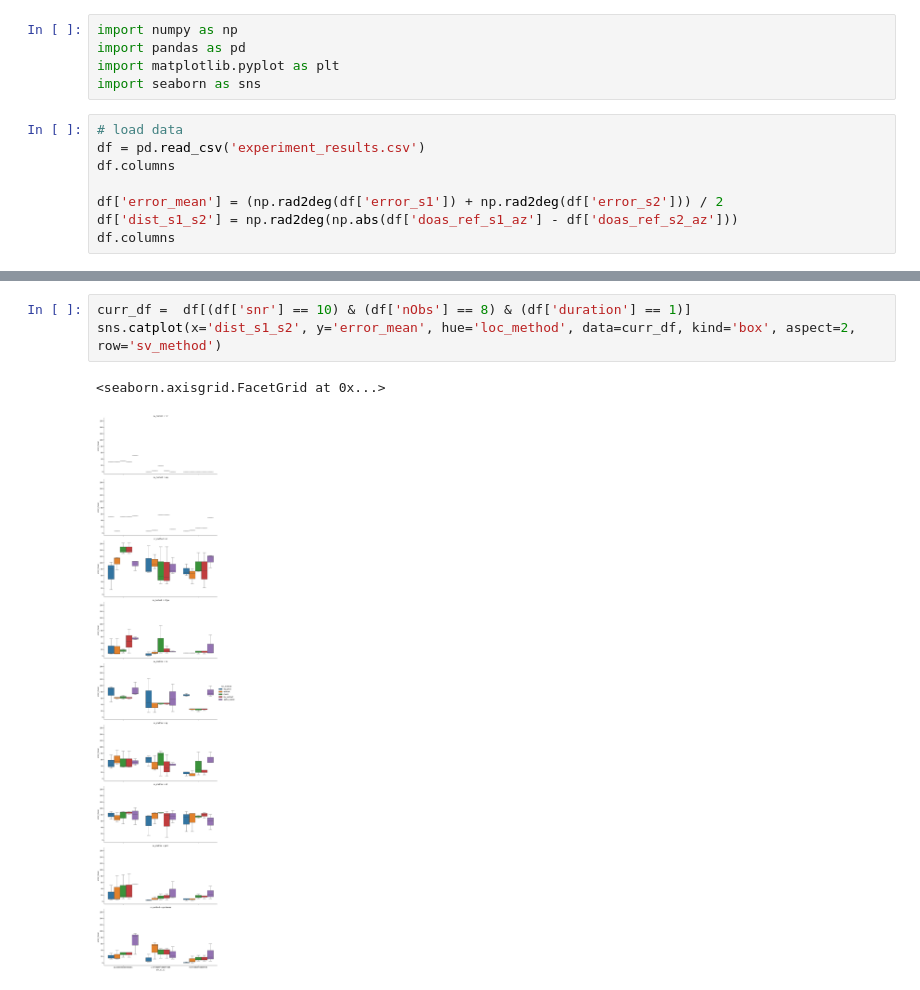
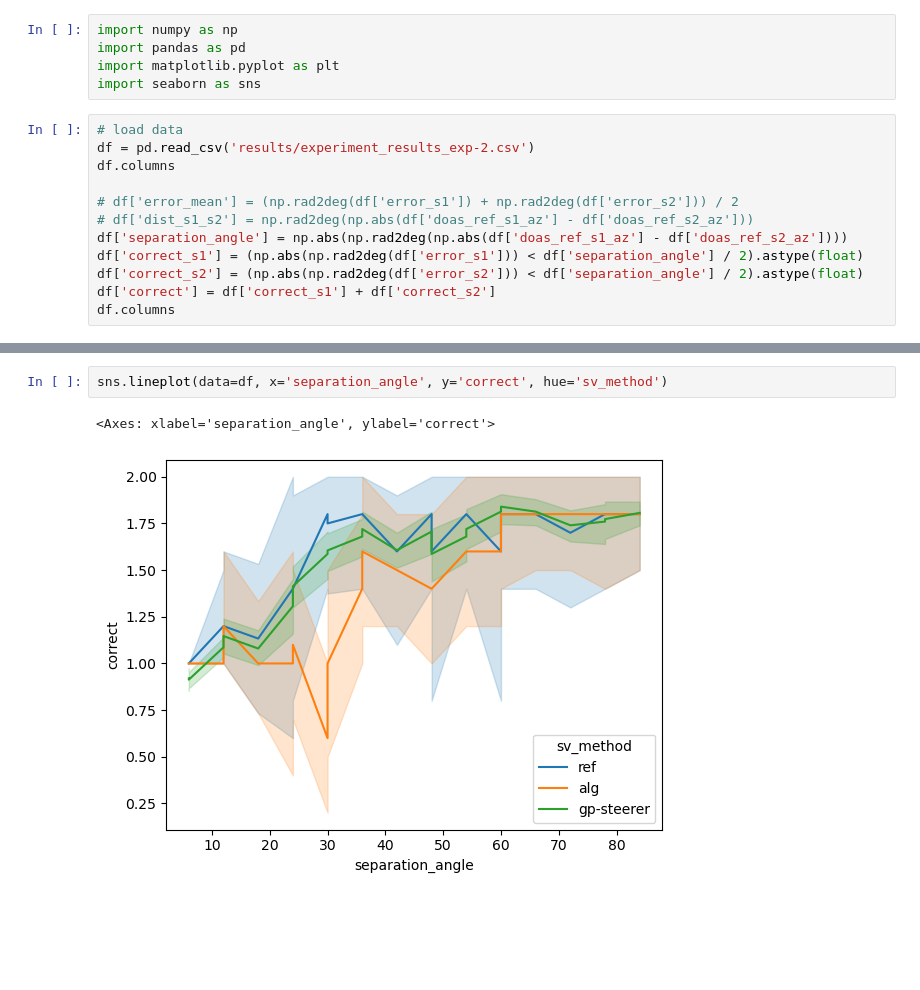
Before and after one commit to Chutlhu/shamans, a Jupyter notebook: analysize_results_exp2.ipynb, the cells around one changed output, grey strips where cells are left out. Drawn from its saved outputs; the diff is of its cells as text; blank space fills up the shorter version.

```diff
--- a/analysize_results_exp2.ipynb
+++ b/analysize_results_exp2.ipynb
@@ -5,10 +5,14 @@ import matplotlib.pyplot as plt
 import seaborn as sns
 # %%
 # load data
-df = pd.read_csv('experiment_results.csv')
+df = pd.read_csv('results/experiment_results_exp-2.csv')
 df.columns
 
-df['error_mean'] = (np.rad2deg(df['error_s1']) + np.rad2deg(df['error_s2'])) / 2
-df['dist_s1_s2'] = np.rad2deg(np.abs(df['doas_ref_s1_az'] - df['doas_ref_s2_az']))
+# df['error_mean'] = (np.rad2deg(df['error_s1']) + np.rad2deg(df['error_s2'])) / 2
+# df['dist_s1_s2'] = np.rad2deg(np.abs(df['doas_ref_s1_az'] - df['doas_ref_s2_az']))
+df['separation_angle'] = np.abs(np.rad2deg(np.abs(df['doas_ref_s1_az'] - df['doas_ref_s2_az'])))
+df['correct_s1'] = (np.abs(np.rad2deg(df['error_s1'])) < df['separation_angle'] / 2).astype(float)
+df['correct_s2'] = (np.abs(np.rad2deg(df['error_s2'])) < df['separation_angle'] / 2).astype(float)
+df['correct'] = df['correct_s1'] + df['correct_s2']
 df.columns
 # %% [output]
@@ -49,6 +28,5 @@ df[df['sv_method'].isin(['gp-steerer', 'ref', 'alg'])].pivot_table(
-# %%
-curr_df =  df[(df['snr'] == 10) & (df['nObs'] == 8) & (df['duration'] == 1)]
-sns.catplot(x='dist_s1_s2', y='error_mean', hue='loc_method', data=curr_df, kind='box', aspect=2, row='sv_method')
-# %% [output]
-<seaborn.axisgrid.FacetGrid at 0x...>
-[figure, removed]
+# %%
+sns.lineplot(data=df, x='separation_angle', y='correct', hue='sv_method')
+# %% [output]
+<Axes: xlabel='separation_angle', ylabel='correct'>
+[figure, added]
```
Also changed, not shown: parts of 2 cells of this notebook, 2 other files.
